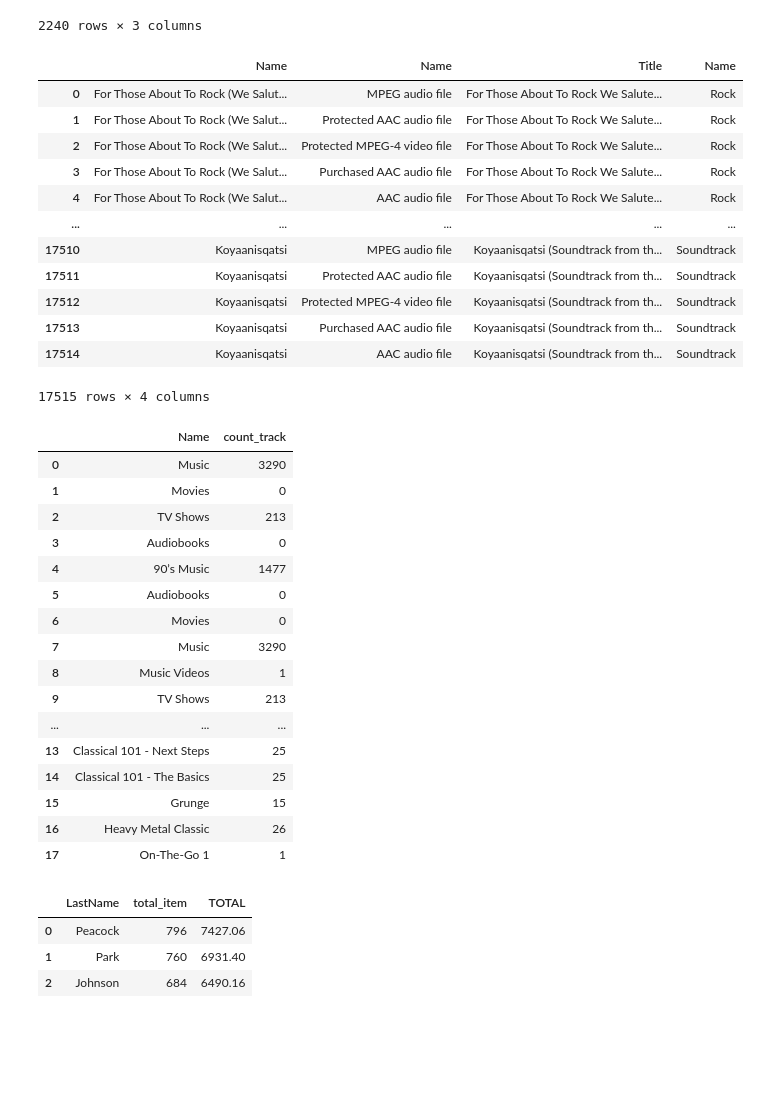
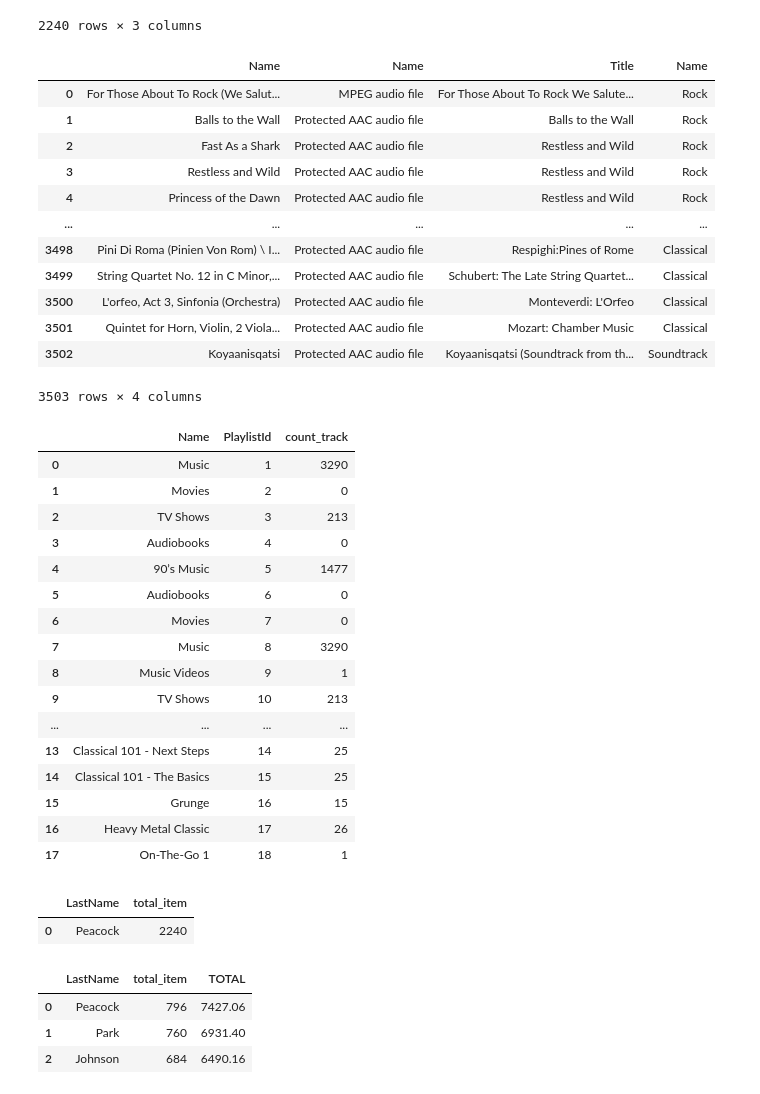
Before and after one commit to Andrea3677/ONLINE_DS_THEBRIDGE_OK, a Jupyter notebook: 2-Data_Analysis/8-BBDD/SQL/Practica/1-Chinook/Chinook_MIO.ipynb, the cells around one changed output. Cells and saved outputs as stored; diff of their text form; code cells hidden in the pictures; blank space fills up the shorter version.

```diff
--- a/2-Data_Analysis/8-BBDD/SQL/Practica/1-Chinook/Chinook_MIO.ipynb
+++ b/2-Data_Analysis/8-BBDD/SQL/Practica/1-Chinook/Chinook_MIO.ipynb
@@ -509,54 +513,73 @@ on t.albumid = a.albumid
 LEFT JOIN genres as g
 on t.genreid = g.genreid
 LEFT JOIN media_types as mt
-on t.genreid = g.genreid
+on t.mediatypeid = mt.mediatypeid
 '''
 
 sql_query(query)
 # %% [output]
 |  | Name | Name | Title | Name |
 | 0 | For Those About To Rock (We Salut... | MPEG audio file | For Those About To Rock We Salute... | Rock |
-| 1 | For Those About To Rock (We Salut... | Protected AAC audio file | For Those About To Rock We Salute... | Rock |
-| 2 | For Those About To Rock (We Salut... | Protected MPEG-4 video file | For Those About To Rock We Salute... | Rock |
-| 3 | For Those About To Rock (We Salut... | Purchased AAC audio file | For Those About To Rock We Salute... | Rock |
-| 4 | For Those About To Rock (We Salut... | AAC audio file | For Those About To Rock We Salute... | Rock |
+| 1 | Balls to the Wall | Protected AAC audio file | Balls to the Wall | Rock |
+| 2 | Fast As a Shark | Protected AAC audio file | Restless and Wild | Rock |
+| 3 | Restless and Wild | Protected AAC audio file | Restless and Wild | Rock |
+| 4 | Princess of the Dawn | Protected AAC audio file | Restless and Wild | Rock |
 | ... | ... | ... | ... | ... |
-| 17510 | Koyaanisqatsi | MPEG audio file | Koyaanisqatsi (Soundtrack from th... | Soundtrack |
-| 17511 | Koyaanisqatsi | Protected AAC audio file | Koyaanisqatsi (Soundtrack from th... | Soundtrack |
-| 17512 | Koyaanisqatsi | Protected MPEG-4 video file | Koyaanisqatsi (Soundtrack from th... | Soundtrack |
-| 17513 | Koyaanisqatsi | Purchased AAC audio file | Koyaanisqatsi (Soundtrack from th... | Soundtrack |
-| 17514 | Koyaanisqatsi | AAC audio file | Koyaanisqatsi (Soundtrack from th... | Soundtrack |
+| 3498 | Pini Di Roma (Pinien Von Rom) \ I... | Protected AAC audio file | Respighi:Pines of Rome | Classical |
+| 3499 | String Quartet No. 12 in C Minor,... | Protected AAC audio file | Schubert: The Late String Quartet... | Classical |
+| 3500 | L'orfeo, Act 3, Sinfonia (Orchestra) | Protected AAC audio file | Monteverdi: L'Orfeo | Classical |
+| 3501 | Quintet for Horn, Violin, 2 Viola... | Protected AAC audio file | Mozart: Chamber Music | Classical |
+| 3502 | Koyaanisqatsi | Protected AAC audio file | Koyaanisqatsi (Soundtrack from th... | Soundtrack |
-17515 rows × 4 columns
+3503 rows × 4 columns
 # %%
 # 6. Cuántas canciones hay en cada playlist
 query = '''
-SELECT p.name, count(pt.trackid) as count_track
+SELECT p.name, p.playlistid, count(pt.trackid) as count_track
 from playlists as p
 LEFT JOIN playlist_track as pt
 on p.playlistid = pt.playlistid
 group by p.playlistid
 
 '''
 
 sql_query(query)
 # %% [output]
-|  | Name | count_track |
-| 0 | Music | 3290 |
-| 1 | Movies | 0 |
-| 2 | TV Shows | 213 |
-| 3 | Audiobooks | 0 |
-| 4 | 90’s Music | 1477 |
-| 5 | Audiobooks | 0 |
-| 6 | Movies | 0 |
-| 7 | Music | 3290 |
-| 8 | Music Videos | 1 |
-| 9 | TV Shows | 213 |
-| ... | ... | ... |
-| 13 | Classical 101 - Next Steps | 25 |
-| 14 | Classical 101 - The Basics | 25 |
-| 15 | Grunge | 15 |
-| 16 | Heavy Metal Classic | 26 |
-| 17 | On-The-Go 1 | 1 |
+|  | Name | PlaylistId | count_track |
+| 0 | Music | 1 | 3290 |
+| 1 | Movies | 2 | 0 |
+| 2 | TV Shows | 3 | 213 |
+| 3 | Audiobooks | 4 | 0 |
+| 4 | 90’s Music | 5 | 1477 |
+| 5 | Audiobooks | 6 | 0 |
+| 6 | Movies | 7 | 0 |
+| 7 | Music | 8 | 3290 |
+| 8 | Music Videos | 9 | 1 |
+| 9 | TV Shows | 10 | 213 |
+| ... | ... | ... | ... |
+| 13 | Classical 101 - Next Steps | 14 | 25 |
+| 14 | Classical 101 - The Basics | 15 | 25 |
+| 15 | Grunge | 16 | 15 |
+| 16 | Heavy Metal Classic | 17 | 26 |
+| 17 | On-The-Go 1 | 18 | 1 |
+# %%
+# 7. Cuánto ha vendido cada empleado
+
+query = '''
+SELECT e.lastname, count(ii.trackid) as total_item
+from customers as c
+LEFT JOIN employees as e
+on c.supportrepid = e.employeeid
+LEFT JOIN invoices as i
+on c.customerid = i.customerid
+LEFT JOIN invoice_items as ii
+on ii.invoiceid = i.invoiceid
+
+'''
+
+sql_query(query)
+# %% [output]
+|  | LastName | total_item |
+| 0 | Peacock | 2240 |
 # %%
 # 7. Cuánto ha vendido cada empleado
 
```
Also changed, not shown: parts of 5 cells of this notebook, 2 other files.
